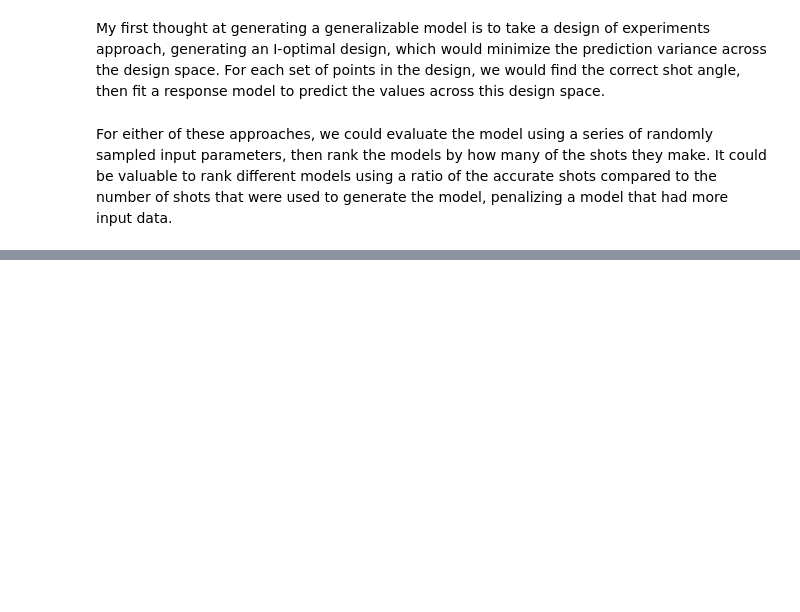
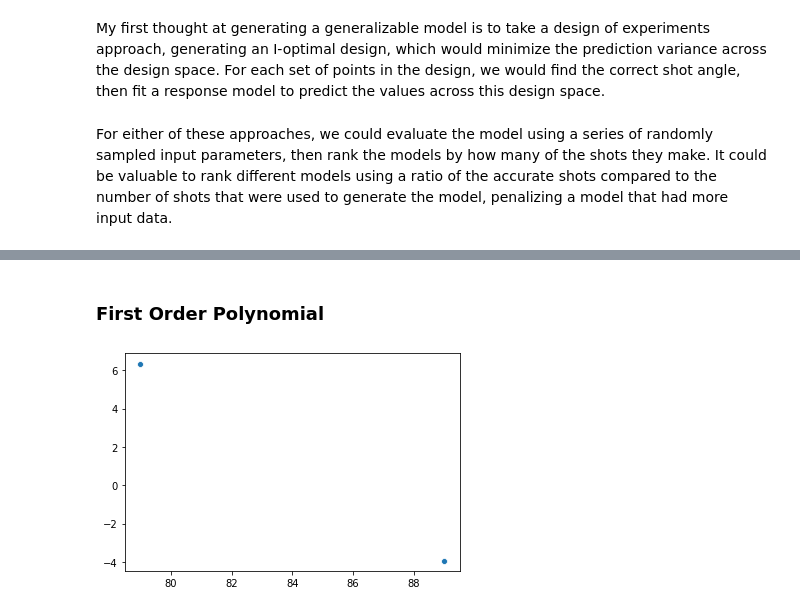
Before and after one commit to StevenCHowell/bball_cannon, a Jupyter notebook: BBall Cannon.ipynb, the cells around one changed output, grey strips where cells are left out. Cells and saved outputs as stored; diff of their text form; code cells hidden in the pictures; blank space fills up the shorter version.

```diff
--- a/BBall Cannon.ipynb
+++ b/BBall Cannon.ipynb
@@ -544,0 +549,12 @@ For either of these approaches, we could evaluate the model using a series of ra
+# %% [markdown]
+### First Order Polynomial
+# %%
+c1 = Cannon(5, 0, 34.3)
+angles = [89, 79]
+delta_x = []
+for angle in angles:
+    delta_x.append(c1.fire(angle))
+# %%
+_ = sns.scatterplot(angles, delta_x)
+# %% [output]
+[figure, added]
```
Also changed, not shown: parts of 42 cells of this notebook.
